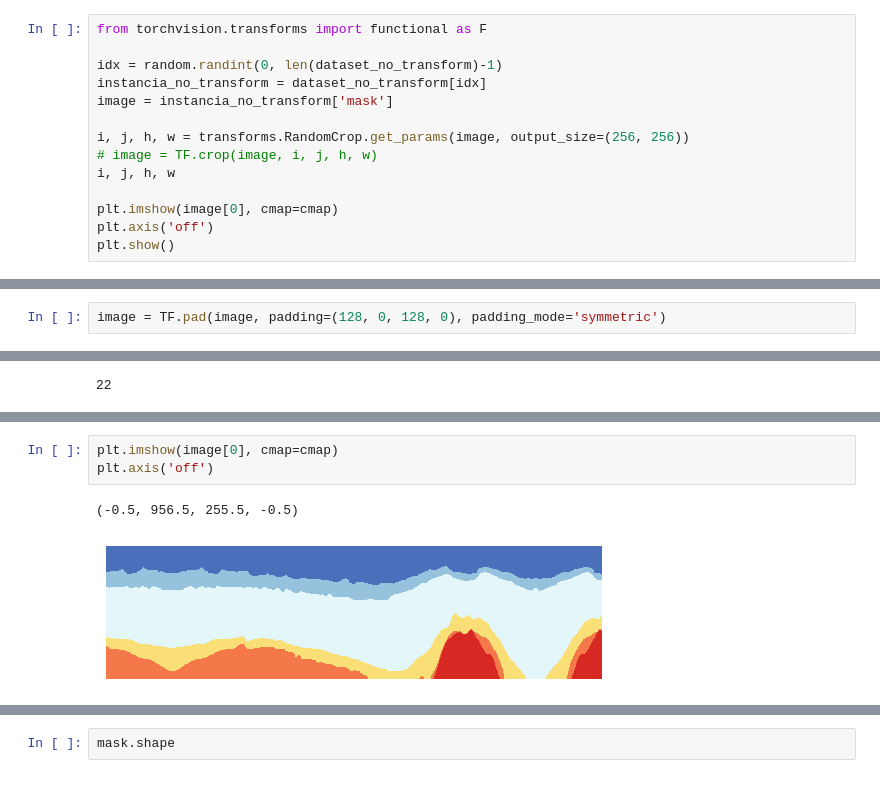
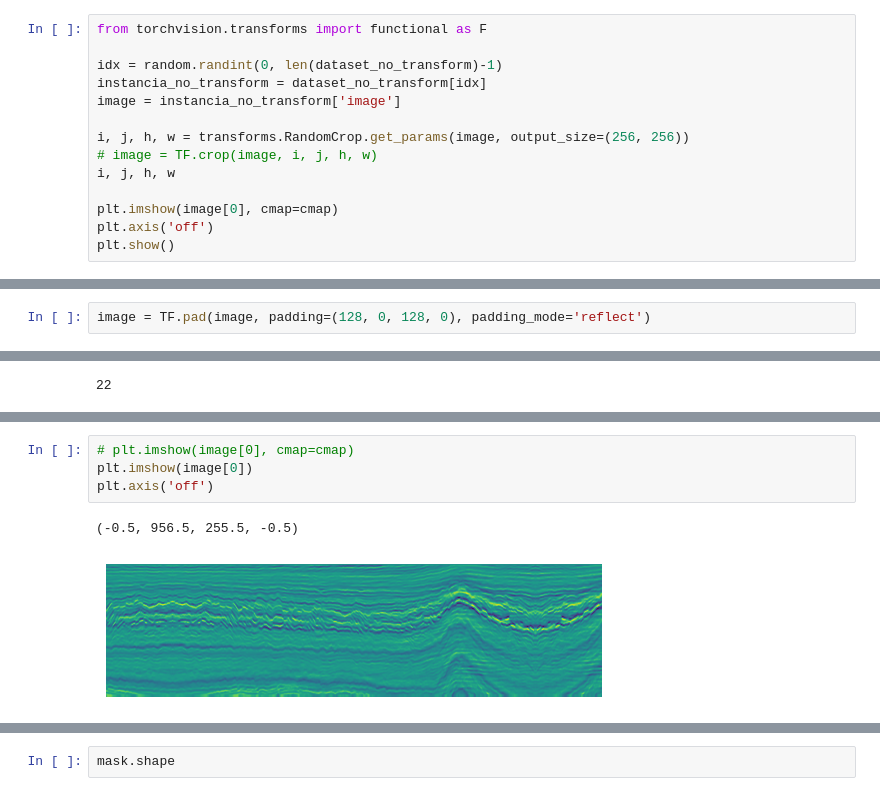
Before and after one commit to viniciuslsoares/UnetReplicate, a Jupyter notebook: data.ipynb, the cells around one changed output, grey strips where cells are left out. Drawn from its saved outputs; the diff is of its cells as text.

```diff
--- a/data.ipynb
+++ b/data.ipynb
@@ -119,7 +119,7 @@ from torchvision.transforms import functional as F
 
 idx = random.randint(0, len(dataset_no_transform)-1)
 instancia_no_transform = dataset_no_transform[idx]
-image = instancia_no_transform['mask']
+image = instancia_no_transform['image']
 
 i, j, h, w = transforms.RandomCrop.get_params(image, output_size=(256, 256))
 # image = TF.crop(image, i, j, h, w)
@@ -133,2 +139,2 @@ plt.show()
 # %%
-image = TF.pad(image, padding=(128, 0, 128, 0), padding_mode='symmetric')
+image = TF.pad(image, padding=(128, 0, 128, 0), padding_mode='reflect')
@@ -180,9 +190,10 @@ torch.Size([1, 256, 957])
 # %%
-plt.imshow(image[0], cmap=cmap)
+# plt.imshow(image[0], cmap=cmap)
+plt.imshow(image[0])
 plt.axis('off')
 # %% [output]
 (-0.5, 956.5, 255.5, -0.5)
-[figure, old version]
+[figure, new version]
 # %%
 num_cols = 5
 num_rols = int(np.ceil(len(crops)/num_cols))
```
Also changed, not shown: parts of 17 cells of this notebook, 2 other files.
